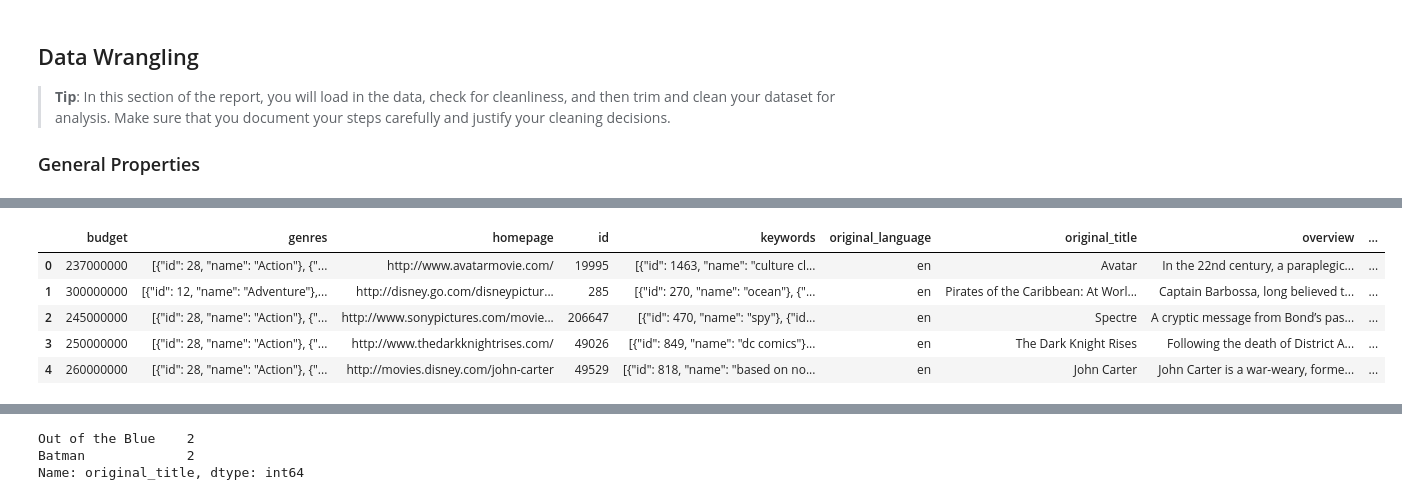
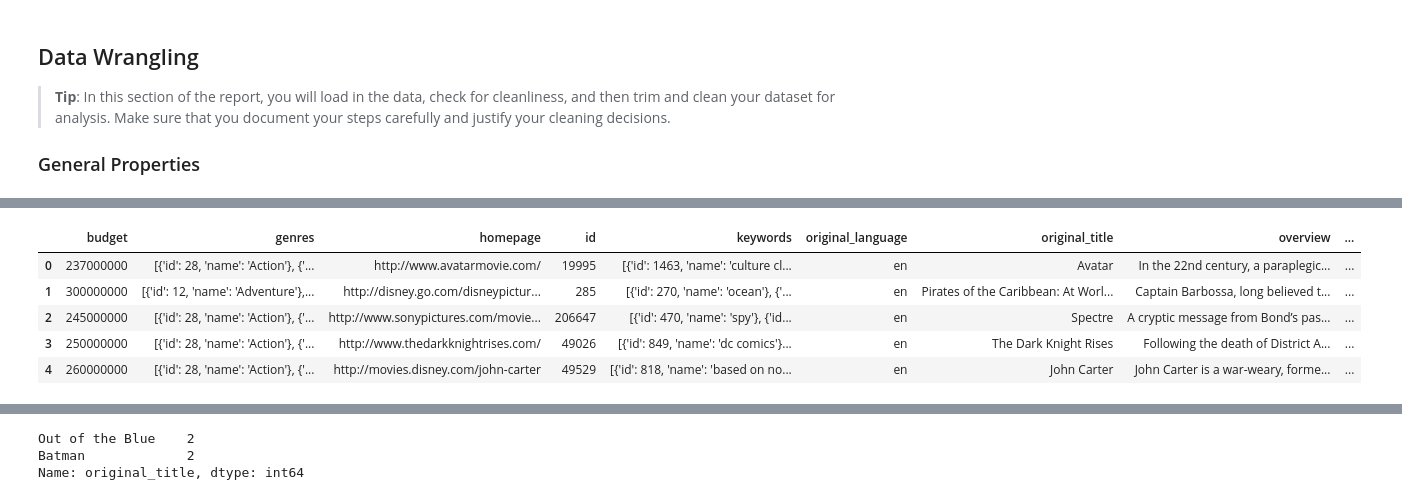
Before and after one commit to moscowjh/tmdb_dataset_analysis, a Jupyter notebook: investigate-a-dataset-template.ipynb, the cells around one changed output, grey strips where cells are left out. Cells and saved outputs as stored; diff of their text form; code cells hidden in the pictures.

Commit message:
Working with json fields

```diff
--- a/investigate-a-dataset-template.ipynb
+++ b/investigate-a-dataset-template.ipynb
@@ -62,12 +63,30 @@ import datetime
 > **Tip**: In this section of the report, you will load in the data, check for cleanliness, and then trim and clean your dataset for analysis. Make sure that you document your steps carefully and justify your cleaning decisions.
 
 ### General Properties
+# %%
+# These are helper functions for loading data in nested json fields as indicated by Kaggle: https://www.kaggle.com/sohier/tmdb-format-introduction
+
+def load_tmdb_movies(path):
+    df = pd.read_csv(path)
+    df['release_date'] = pd.to_datetime(df['release_date']).apply(lambda x: x.date())
+    json_columns = ['genres', 'keywords', 'production_countries', 'production_companies', 'spoken_languages']
+    for column in json_columns:
+        df[column] = df[column].apply(json.loads)
+    return df
+
+
+def load_tmdb_credits(path):
+    df = pd.read_csv(path)
+    json_columns = ['cast', 'crew']
+    for column in json_columns:
+        df[column] = df[column].apply(json.loads)
+    return df
 # %%
 # Load your data and print out a few lines. Perform operations to inspect data
 #   types and look for instances of missing or possibly errant data.
 
-df1 = pd.read_csv('tmdb_5000_movies.csv')
-df2 = pd.read_csv('tmdb_5000_credits.csv')
 
-df1.info()
-df2.info()
+movies = load_tmdb_movies('tmdb_5000_movies.csv')
+credits = load_tmdb_credits('tmdb_5000_credits.csv')
+# df1 = pd.read_csv
+# df2 = pd.read_csv
@@ -92,10 +127,10 @@ memory usage: 150.2+ KB
 # %%
 # tmdb_5000_movies.csv first 5 rows
-df1.head()
+movies.head()
 # %% [output]
 |  | budget | genres | homepage | id | keywords | original_language | original_title | overview | ... |
-| 0 | 237000000 | [{"id": 28, "name": "Action"}, {"... | http://www.avatarmovie.com/ | 19995 | [{"id": 1463, "name": "culture cl... | en | Avatar | In the 22nd century, a paraplegic... | ... |
-| 1 | 300000000 | [{"id": 12, "name": "Adventure"},... | http://disney.go.com/disneypictur... | 285 | [{"id": 270, "name": "ocean"}, {"... | en | Pirates of the Caribbean: At Worl... | Captain Barbossa, long believed t... | ... |
-| 2 | 245000000 | [{"id": 28, "name": "Action"}, {"... | http://www.sonypictures.com/movie... | 206647 | [{"id": 470, "name": "spy"}, {"id... | en | Spectre | A cryptic message from Bond’s pas... | ... |
-| 3 | 250000000 | [{"id": 28, "name": "Action"}, {"... | http://www.thedarkknightrises.com/ | 49026 | [{"id": 849, "name": "dc comics"}... | en | The Dark Knight Rises | Following the death of District A... | ... |
-| 4 | 260000000 | [{"id": 28, "name": "Action"}, {"... | http://movies.disney.com/john-carter | 49529 | [{"id": 818, "name": "based on no... | en | John Carter | John Carter is a war-weary, forme... | ... |
+| 0 | 237000000 | [{'id': 28, 'name': 'Action'}, {'... | http://www.avatarmovie.com/ | 19995 | [{'id': 1463, 'name': 'culture cl... | en | Avatar | In the 22nd century, a paraplegic... | ... |
+| 1 | 300000000 | [{'id': 12, 'name': 'Adventure'},... | http://disney.go.com/disneypictur... | 285 | [{'id': 270, 'name': 'ocean'}, {'... | en | Pirates of the Caribbean: At Worl... | Captain Barbossa, long believed t... | ... |
+| 2 | 245000000 | [{'id': 28, 'name': 'Action'}, {'... | http://www.sonypictures.com/movie... | 206647 | [{'id': 470, 'name': 'spy'}, {'id... | en | Spectre | A cryptic message from Bond’s pas... | ... |
+| 3 | 250000000 | [{'id': 28, 'name': 'Action'}, {'... | http://www.thedarkknightrises.com/ | 49026 | [{'id': 849, 'name': 'dc comics'}... | en | The Dark Knight Rises | Following the death of District A... | ... |
+| 4 | 260000000 | [{'id': 28, 'name': 'Action'}, {'... | http://movies.disney.com/john-carter | 49529 | [{'id': 818, 'name': 'based on no... | en | John Carter | John Carter is a war-weary, forme... | ... |
```
Also changed, not shown: parts of 12 cells of this notebook.
